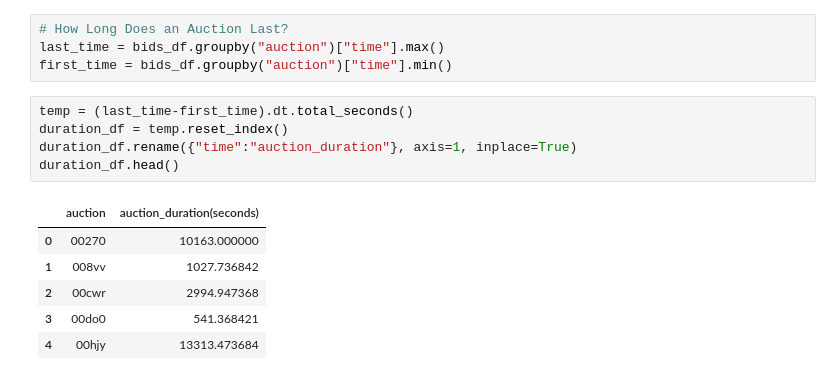
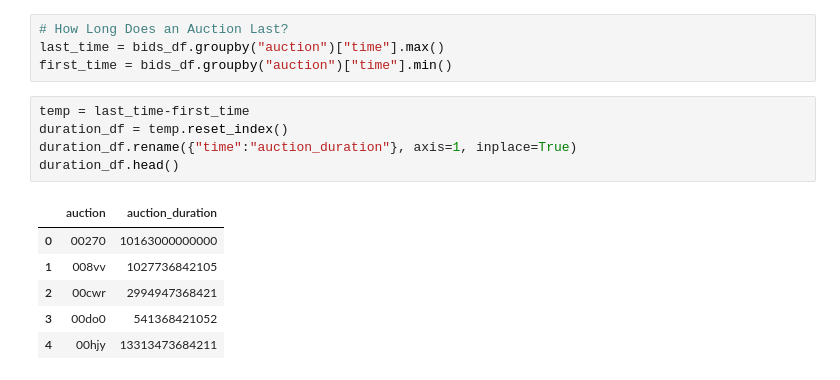
Before and after one commit to Marwan-Takrouri/Human-or-Robot-Facebook-Kaggle, a Jupyter notebook: Explore_the_data.ipynb, the cells around one changed output. Drawn from its saved outputs; the diff is of its cells as text.

Commit message:
Delete time convert

```diff
--- a/Explore_the_data.ipynb
+++ b/Explore_the_data.ipynb
@@ -320,17 +323,17 @@ bids_df.head()
 last_time = bids_df.groupby("auction")["time"].max()
 first_time = bids_df.groupby("auction")["time"].min()
 # %%
-temp = (last_time-first_time).dt.total_seconds()
+temp = last_time-first_time
 duration_df = temp.reset_index()
 duration_df.rename({"time":"auction_duration"}, axis=1, inplace=True)
 duration_df.head()
 # %% [output]
-|  | auction | auction_duration(seconds) |
-| 0 | 00270 | 10163.000000 |
-| 1 | 008vv | 1027.736842 |
-| 2 | 00cwr | 2994.947368 |
-| 3 | 00do0 | 541.368421 |
-| 4 | 00hjy | 13313.473684 |
+|  | auction | auction_duration |
+| 0 | 00270 | 10163000000000 |
+| 1 | 008vv | 1027736842105 |
+| 2 | 00cwr | 2994947368421 |
+| 3 | 00do0 | 541368421052 |
+| 4 | 00hjy | 13313473684211 |
 # %%
 merged_bids = bids_df.merge(duration_df, how="inner", on="auction")
 merged_bids.head()
```
Also changed, not shown: parts of 14 cells of this notebook.
